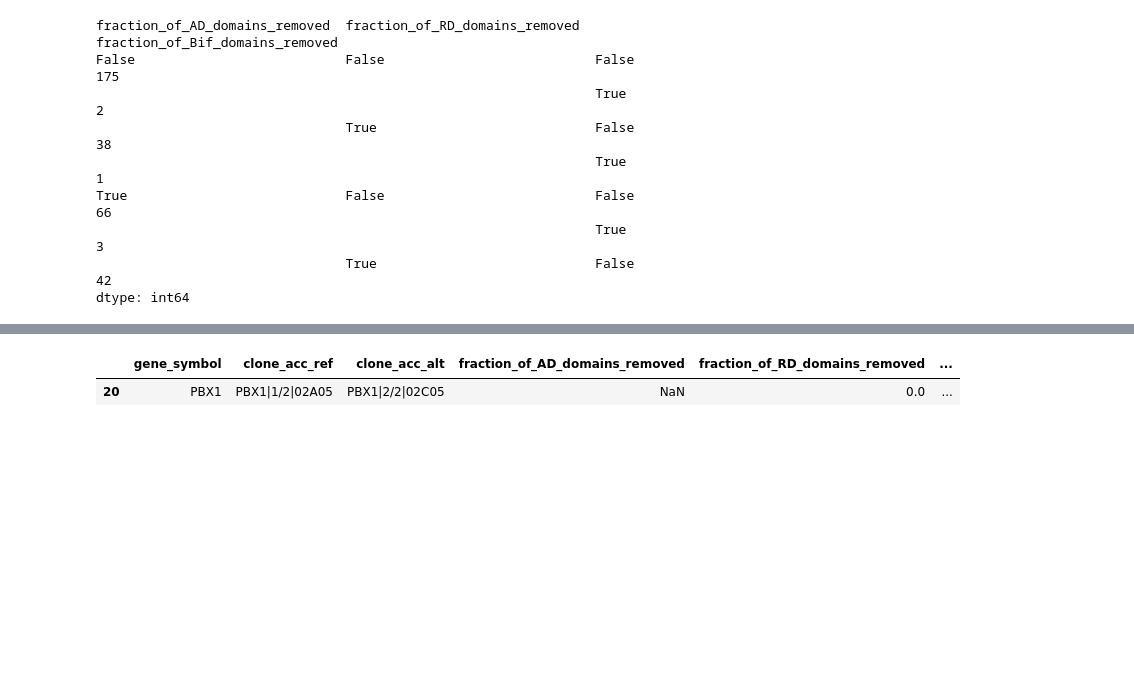
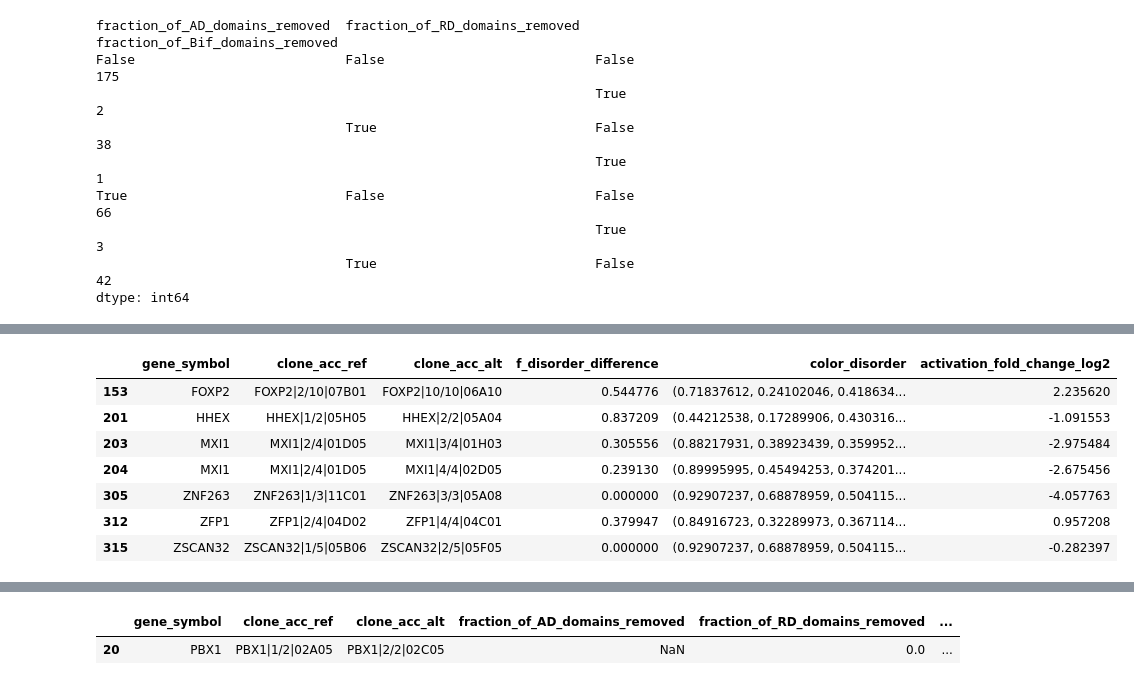
Before and after one commit to CCSB-DFCI/TF_isoforms_paper, a Jupyter notebook: src/activation_data.ipynb, the cells around one changed output, grey strips where cells are left out. Drawn from its saved outputs; the diff is of its cells as text; code cells hidden in the pictures; blank space fills up the shorter version.

```diff
--- a/src/activation_data.ipynb
+++ b/src/activation_data.ipynb
@@ -374,0 +732,12 @@ found: 0.4, -1.3738165060156273
+# %%
+tot_loss_repr[["gene_symbol", "clone_acc_ref", "clone_acc_alt", "f_disorder_difference", "color_disorder",
+               "activation_fold_change_log2"]]
+# %% [output]
+|  | gene_symbol | clone_acc_ref | clone_acc_alt | f_disorder_difference | color_disorder | activation_fold_change_log2 |
+| 153 | FOXP2 | FOXP2|2/10|07B01 | FOXP2|10/10|06A10 | 0.544776 | (0.71837612, 0.24102046, 0.418634... | 2.235620 |
+| 201 | HHEX | HHEX|1/2|05H05 | HHEX|2/2|05A04 | 0.837209 | (0.44212538, 0.17289906, 0.430316... | -1.091553 |
+| 203 | MXI1 | MXI1|2/4|01D05 | MXI1|3/4|01H03 | 0.305556 | (0.88217931, 0.38923439, 0.359952... | -2.975484 |
+| 204 | MXI1 | MXI1|2/4|01D05 | MXI1|4/4|02D05 | 0.239130 | (0.89995995, 0.45494253, 0.374201... | -2.675456 |
+| 305 | ZNF263 | ZNF263|1/3|11C01 | ZNF263|3/3|05A08 | 0.000000 | (0.92907237, 0.68878959, 0.504115... | -4.057763 |
+| 312 | ZFP1 | ZFP1|2/4|04D02 | ZFP1|4/4|04C01 | 0.379947 | (0.84916723, 0.32289973, 0.367114... | 0.957208 |
+| 315 | ZSCAN32 | ZSCAN32|1/5|05B06 | ZSCAN32|2/5|05F05 | 0.000000 | (0.92907237, 0.68878959, 0.504115... | -0.282397 |
```
Also changed, not shown: parts of 14 cells of this notebook, 39 other files.
